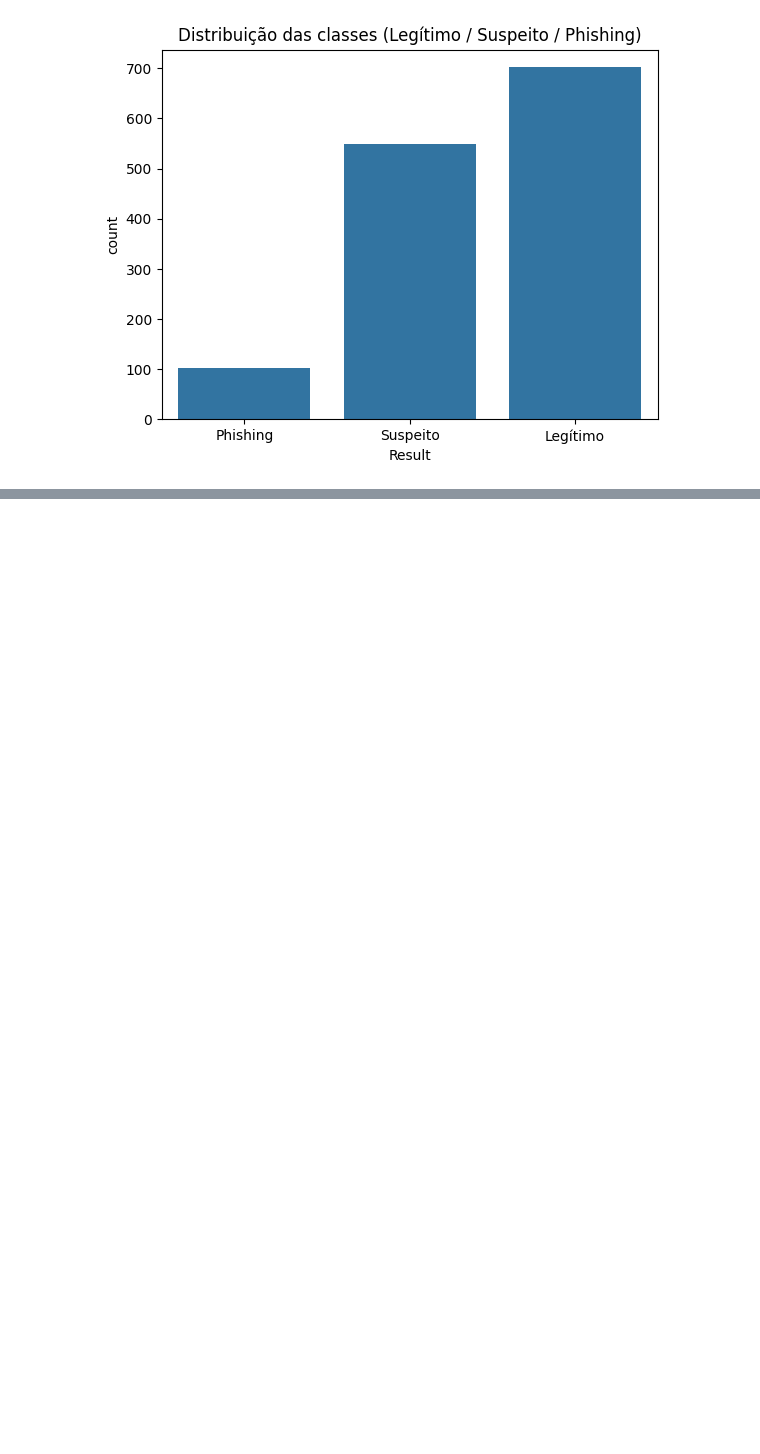
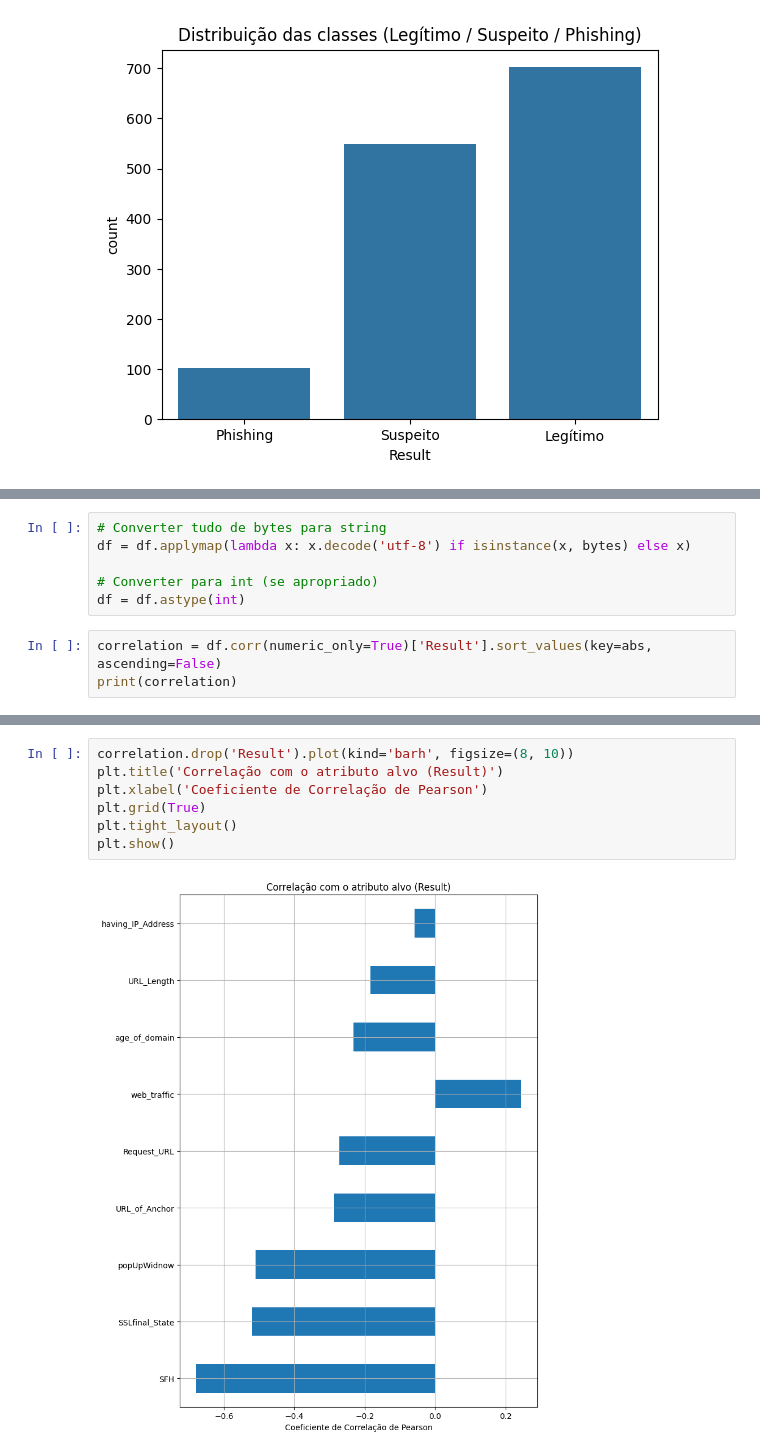
Before and after one commit to Jotape003/Trabalho-ML, a Jupyter notebook: phishingData.ipynb, the cells around one changed output, grey strips where cells are left out. Drawn from its saved outputs; the diff is of its cells as text; blank space fills up the shorter version.

```diff
--- a/phishingData.ipynb
+++ b/phishingData.ipynb
@@ -106,0 +146,9 @@ plt.show()
+# %%
+# Converter tudo de bytes para string
+df = df.applymap(lambda x: x.decode('utf-8') if isinstance(x, bytes) else x)
+
+# Converter para int (se apropriado)
+df = df.astype(int)
+# %%
+correlation = df.corr(numeric_only=True)['Result'].sort_values(key=abs, ascending=False)
+print(correlation)
@@ -106,0 +167,9 @@ plt.show()
+# %%
+correlation.drop('Result').plot(kind='barh', figsize=(8, 10))
+plt.title('Correlação com o atributo alvo (Result)')
+plt.xlabel('Coeficiente de Correlação de Pearson')
+plt.grid(True)
+plt.tight_layout()
+plt.show()
+# %% [output]
+[figure, added]
```
Also changed, not shown: parts of 10 cells of this notebook.
